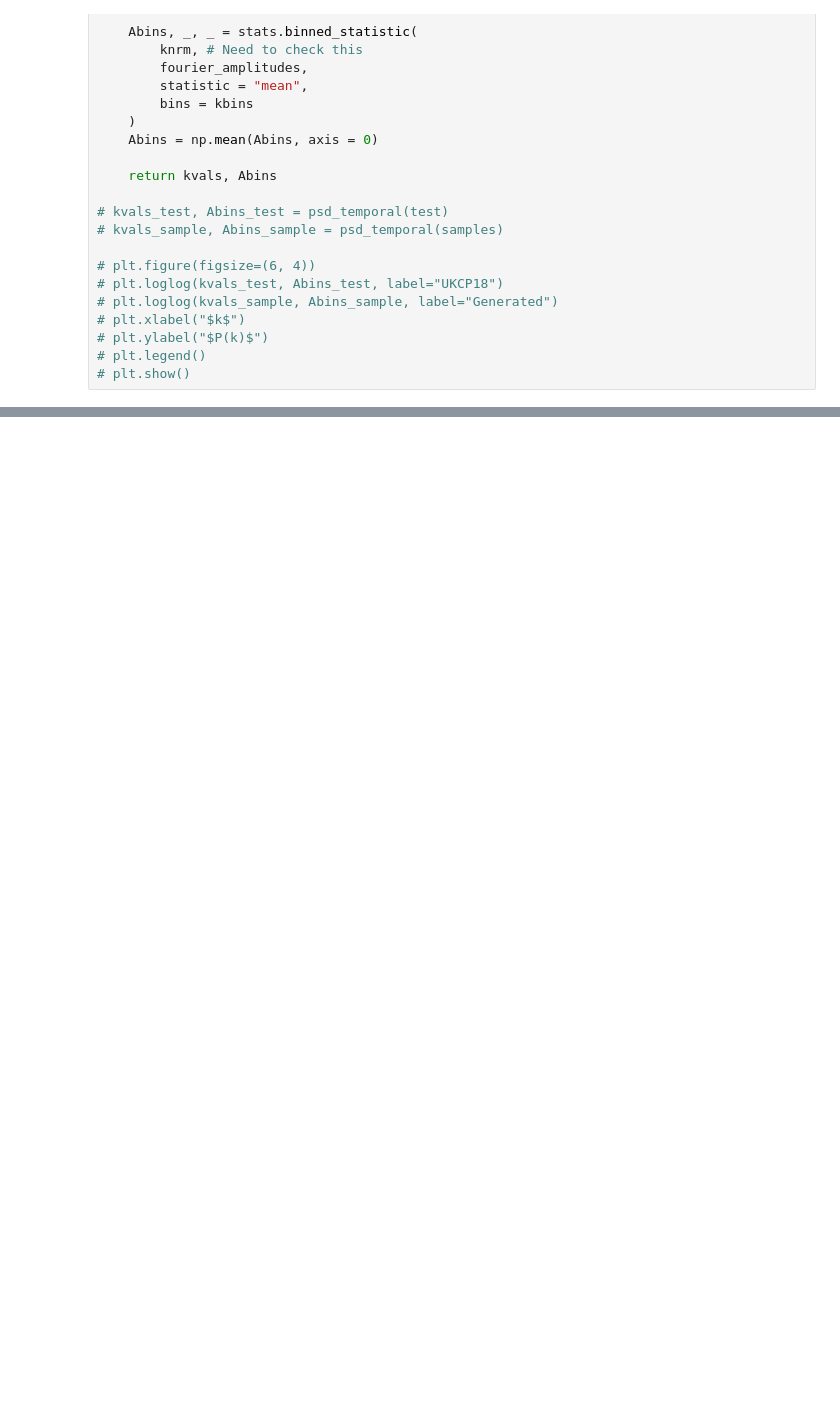
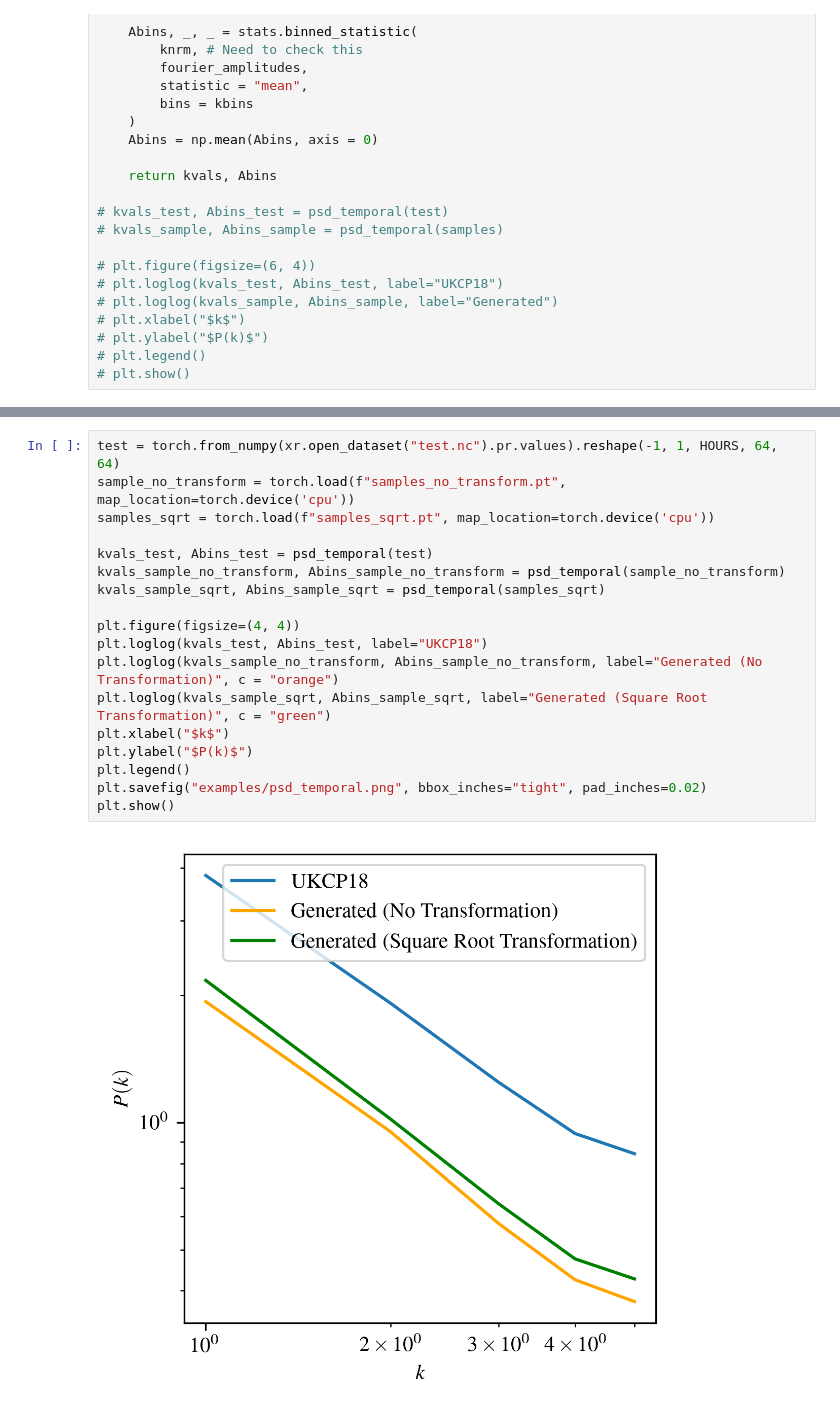
Before and after one commit to henryaddison/video-diffusion-climate, a Jupyter notebook: notebooks/psd_temporal.ipynb, the cells around one changed output, grey strips where cells are left out. Saved outputs shown, nothing was run; the diff lists cells and outputs as text; blank space fills up the shorter version.

```diff
--- a/notebooks/psd_temporal.ipynb
+++ b/notebooks/psd_temporal.ipynb
@@ -69,0 +70,20 @@ plt.show()
+# %%
+test = torch.from_numpy(xr.open_dataset("test.nc").pr.values).reshape(-1, 1, HOURS, 64, 64)
+sample_no_transform = torch.load(f"samples_no_transform.pt", map_location=torch.device('cpu'))
+samples_sqrt = torch.load(f"samples_sqrt.pt", map_location=torch.device('cpu'))
+
+kvals_test, Abins_test = psd_temporal(test)
+kvals_sample_no_transform, Abins_sample_no_transform = psd_temporal(sample_no_transform)
+kvals_sample_sqrt, Abins_sample_sqrt = psd_temporal(samples_sqrt)
+
+plt.figure(figsize=(4, 4))
+plt.loglog(kvals_test, Abins_test, label="UKCP18")
+plt.loglog(kvals_sample_no_transform, Abins_sample_no_transform, label="Generated (No Transformation)", c = "orange")
+plt.loglog(kvals_sample_sqrt, Abins_sample_sqrt, label="Generated (Square Root Transformation)", c = "green")
+plt.xlabel("$k$")
+plt.ylabel("$P(k)$")
+plt.legend()
+plt.savefig("examples/psd_temporal.png", bbox_inches="tight", pad_inches=0.02)
+plt.show()
+# %% [output]
+[figure, added]
```
Also changed, not shown: parts of 1 cell of this notebook, 37 other files.
